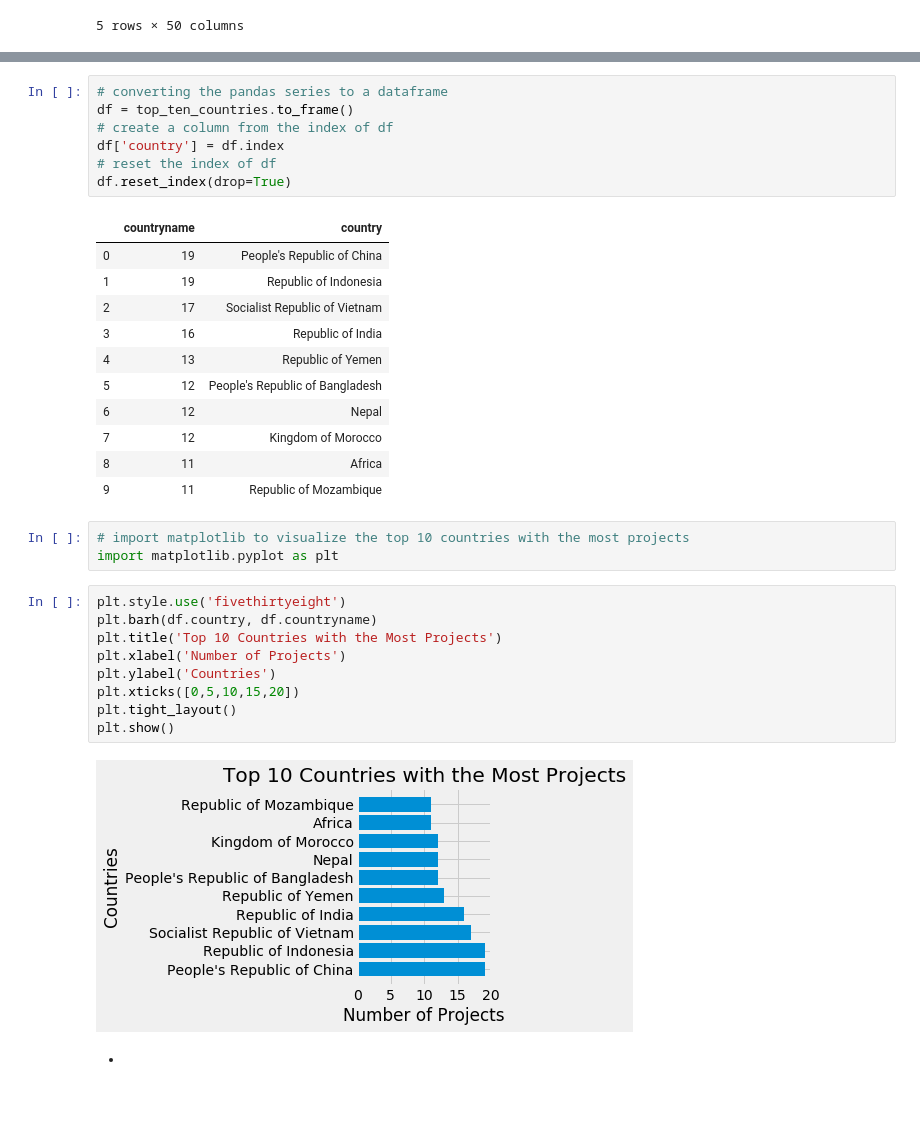
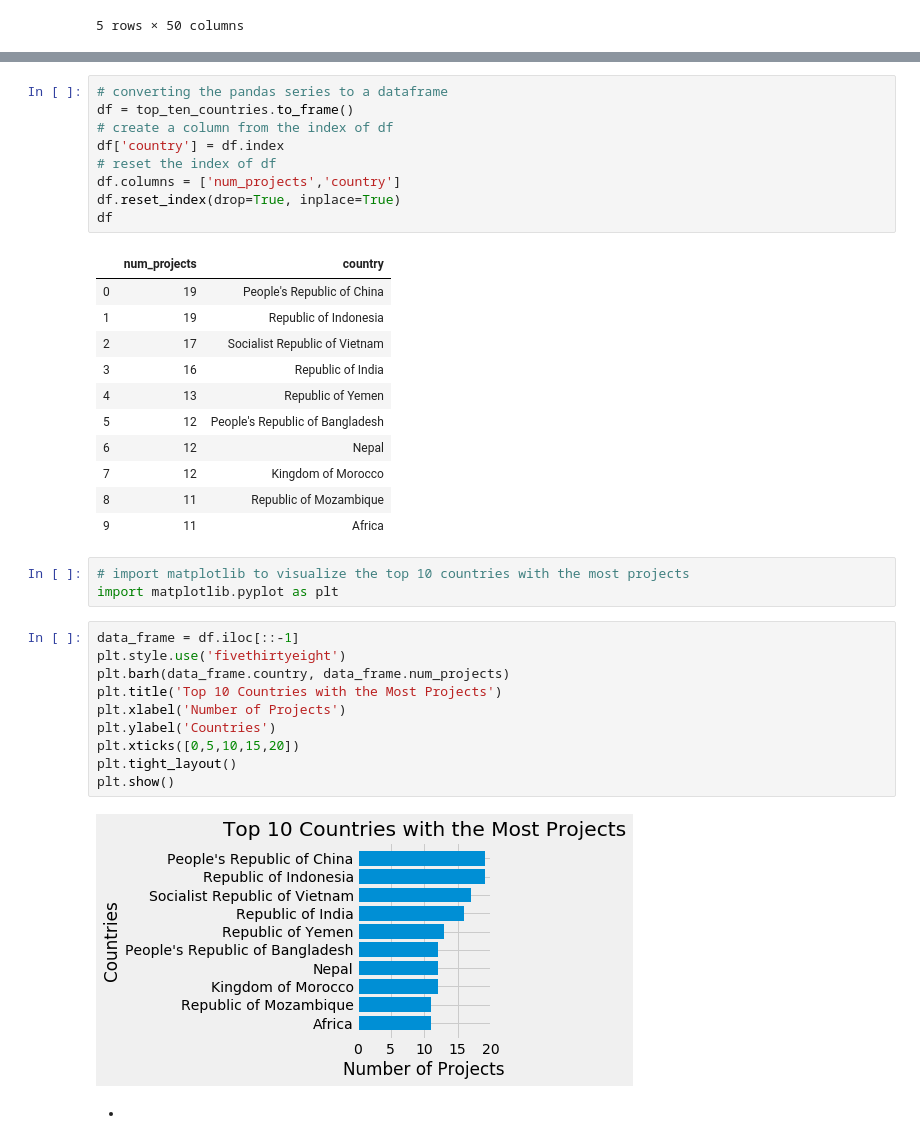
Before and after one commit to tayfunayazma/Springboard, a Jupyter notebook: tayfun_json_project.ipynb, the cells around one changed output, grey strips where cells are left out. Saved outputs shown, nothing was run; the diff lists cells and outputs as text; blank space fills up the shorter version.

```diff
--- a/tayfun_json_project.ipynb
+++ b/tayfun_json_project.ipynb
@@ -50,9 +50,11 @@ df = top_ten_countries.to_frame()
 # create a column from the index of df
 df['country'] = df.index
 # reset the index of df
-df.reset_index(drop=True)
+df.columns = ['num_projects','country']
+df.reset_index(drop=True, inplace=True)
+df
 # %% [output]
-|  | countryname | country |
+|  | num_projects | country |
 | 0 | 19 | People's Republic of China |
 | 1 | 19 | Republic of Indonesia |
 | 2 | 17 | Socialist Republic of Vietnam |
@@ -61,22 +63,23 @@ df.reset_index(drop=True)
 | 5 | 12 | People's Republic of Bangladesh |
 | 6 | 12 | Nepal |
 | 7 | 12 | Kingdom of Morocco |
-| 8 | 11 | Africa |
-| 9 | 11 | Republic of Mozambique |
+| 8 | 11 | Republic of Mozambique |
+| 9 | 11 | Africa |
 # %%
 # import matplotlib to visualize the top 10 countries with the most projects
 import matplotlib.pyplot as plt
 # %%
+data_frame = df.iloc[::-1]
 plt.style.use('fivethirtyeight')
-plt.barh(df.country, df.countryname)
+plt.barh(data_frame.country, data_frame.num_projects)
 plt.title('Top 10 Countries with the Most Projects')
 plt.xlabel('Number of Projects')
 plt.ylabel('Countries')
 plt.xticks([0,5,10,15,20])
 plt.tight_layout()
 plt.show()
 # %% [output]
-[figure, old version]
+[figure, new version]
 # %% [markdown]
 -
 # %% [markdown]
```
Also changed, not shown: parts of 1 cell of this notebook.
